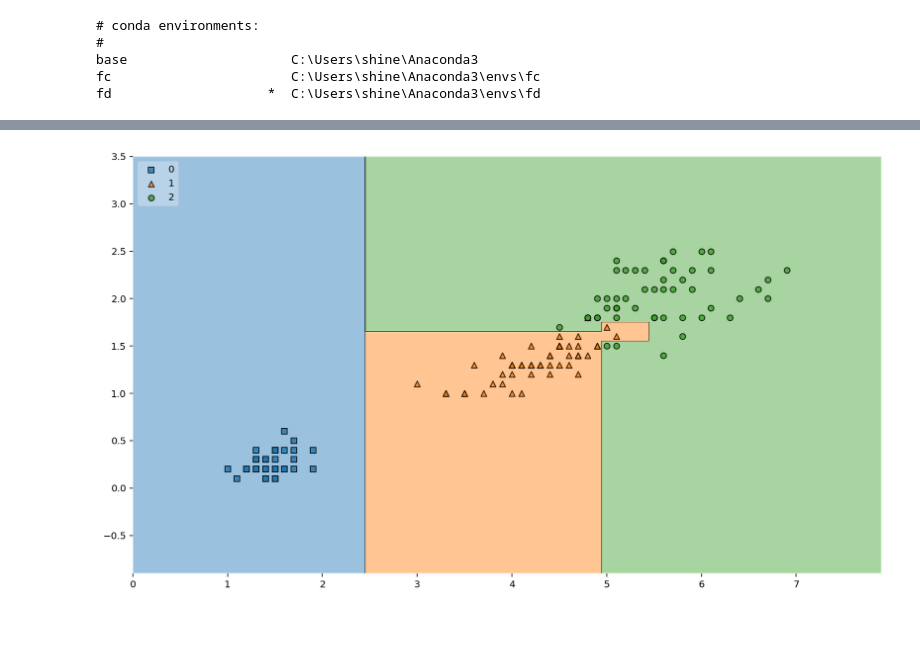
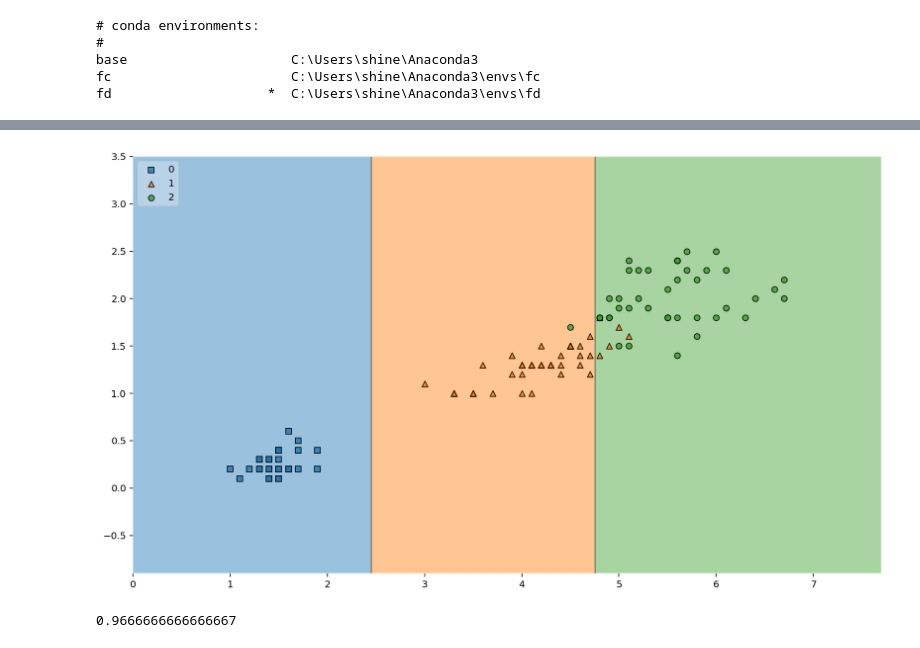
Before and after one commit to shinevol53/MachineLearning, a Jupyter notebook: ML01_IrisData_DecisionTree.ipynb, the cells around one changed output, grey strips where cells are left out. Cells and saved outputs as stored; diff of their text form; code cells hidden in the pictures.

Commit message:
<note> modify ML01 code: train_test_split

```diff
--- a/ML01_IrisData_DecisionTree.ipynb
+++ b/ML01_IrisData_DecisionTree.ipynb
@@ -193,0 +209,11 @@ sns.scatterplot(x='petal length (cm)', y='petal width (cm)',
+# %%
+# 동일한 비율로 나눠질 수 있도록 하는 옵션, stratify
+from sklearn.model_selection import train_test_split
+
+features = iris.data[:, 2:]
+labels= iris.target
+
+X_train, X_test, y_train, y_test = train_test_split(features, labels,
+                                                   test_size = 0.2,
+                                                   stratify = labels,
+                                                   random_state = 13)
@@ -193,0 +225,16 @@ sns.scatterplot(x='petal length (cm)', y='petal width (cm)',
+# %%
+from sklearn.tree import DecisionTreeClassifier
+
+iris_tree = DecisionTreeClassifier(ccp_alpha=0.0, class_weight=None,
+                                   criterion='gini',
+                                   max_depth=2, max_features=None,
+                                   max_leaf_nodes=None,
+                                   min_impurity_decrease=0.0,
+                                   min_impurity_split=None,
+                                   min_samples_leaf=1,
+                                   min_samples_split=2,
+                                   min_weight_fraction_leaf=0.0,
+                                   presort='deprecated',
+                                   random_state=13,
+                                  splitter='best')
+iris_tree.fit(X_train, y_train)
@@ -262,9 +301,16 @@ Successfully installed mlxtend-0.17.2
 # %%
 from mlxtend.plotting import plot_decision_regions
 import matplotlib.pylab as plt
 
 plt.figure(figsize=(14, 8))
-plot_decision_regions(X=iris.data[:, 2:], y=iris.target, clf=iris_tree, legend=2)
+plot_decision_regions(X=X_train, y=y_train, clf=iris_tree, legend=2)
 plt.show()
 # %% [output]
-[figure, old version]
+[figure, new version]
+# %%
+# y_test accuracy
+
+y_pred_test = iris_tree.predict(X_test)
+accuracy_score(y_test, y_pred_test)
+# %% [output]
+0.9666666666666667
```
Also changed, not shown: parts of 18 cells of this notebook.
